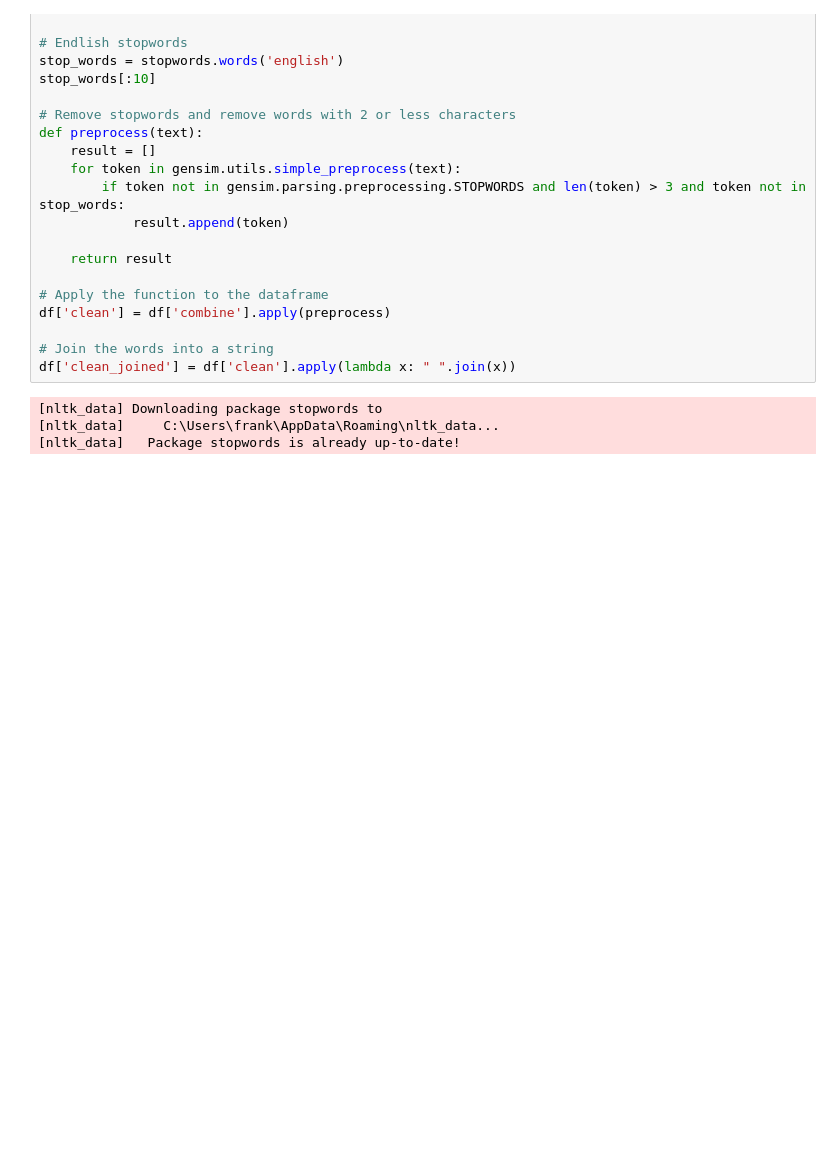
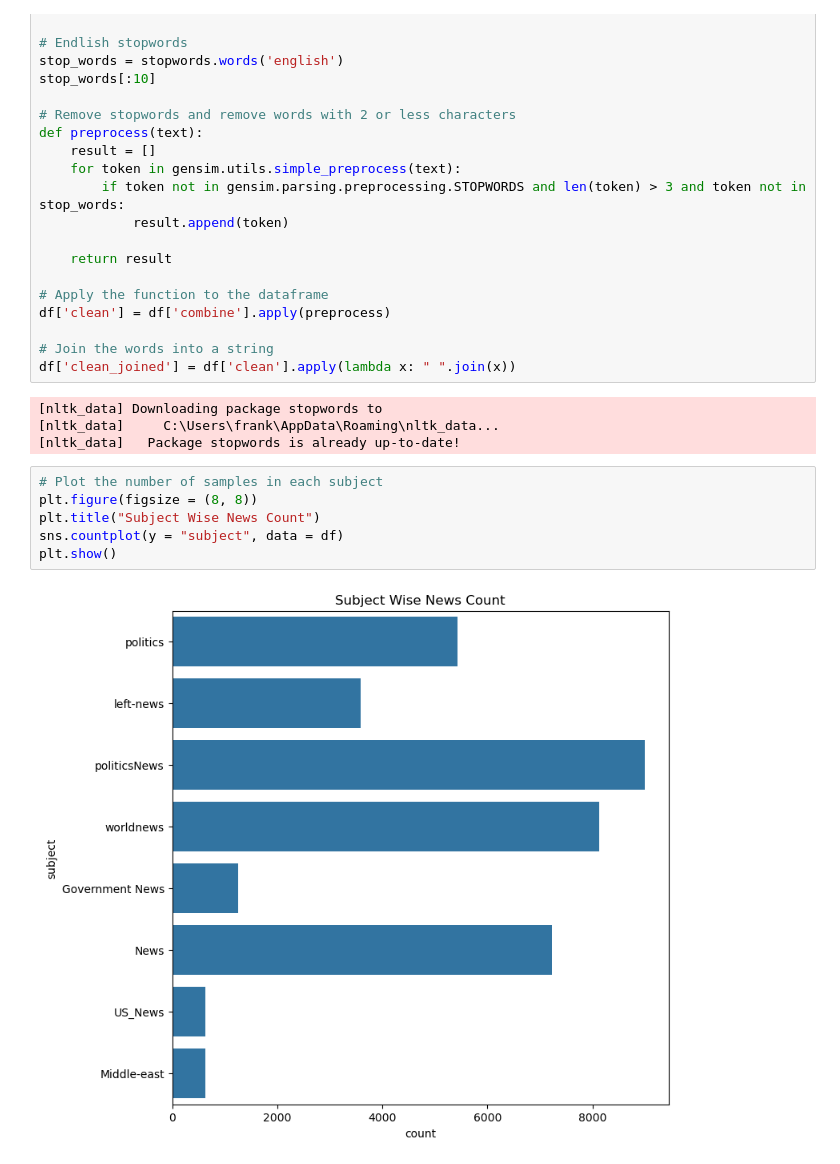
Before and after one commit to Frank-Doroudian/Fake-News, a Jupyter notebook: Fake_News_Detection.ipynb, the cells around one changed output. Saved outputs shown, nothing was run; the diff lists cells and outputs as text; blank space fills up the shorter version.

Commit message:
Plot the number of samples in each subject

```diff
--- a/Fake_News_Detection.ipynb
+++ b/Fake_News_Detection.ipynb
@@ -125,3 +125,11 @@ df['clean_joined'] = df['clean'].apply(lambda x: " ".join(x))
 [nltk_data] Downloading package stopwords to
 [nltk_data]     C:\Users\frank\AppData\Roaming\nltk_data...
 [nltk_data]   Package stopwords is already up-to-date!
+# %%
+# Plot the number of samples in each subject
+plt.figure(figsize = (8, 8))
+plt.title("Subject Wise News Count")
+sns.countplot(y = "subject", data = df)
+plt.show()
+# %% [output]
+[figure, added]
```
